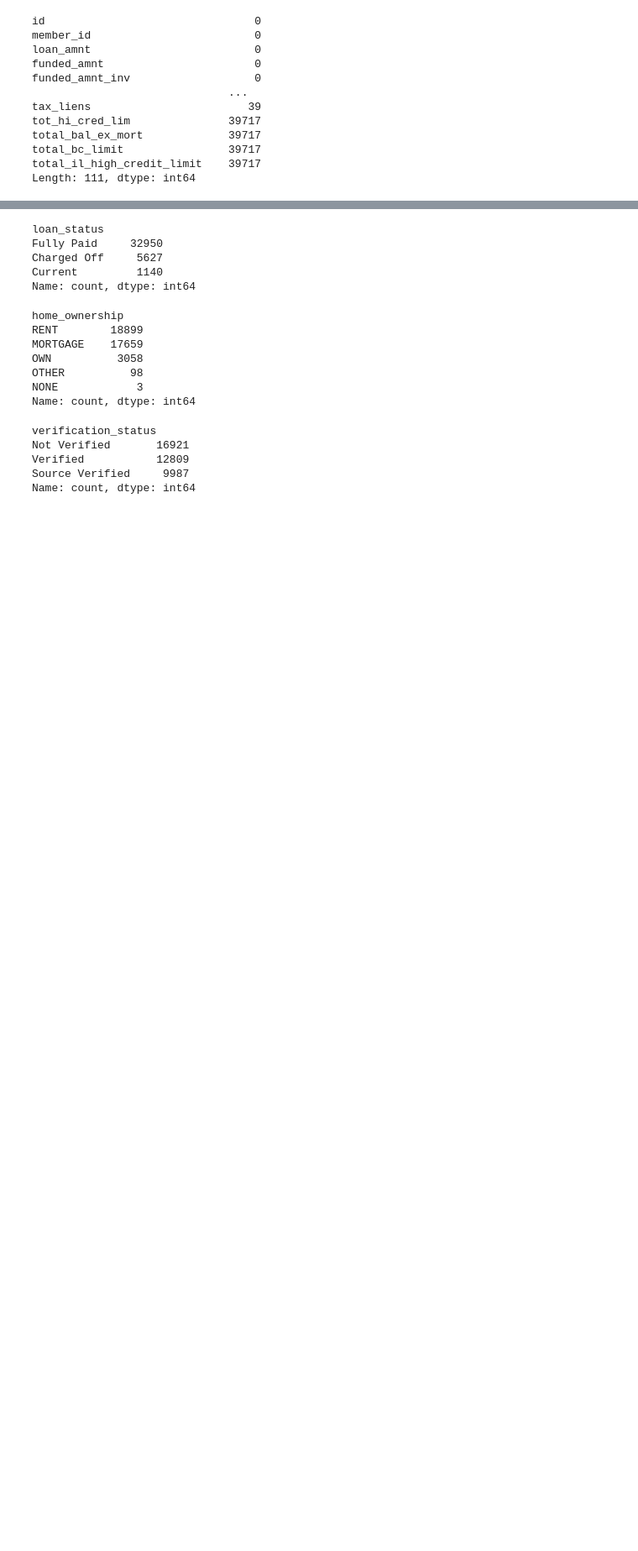
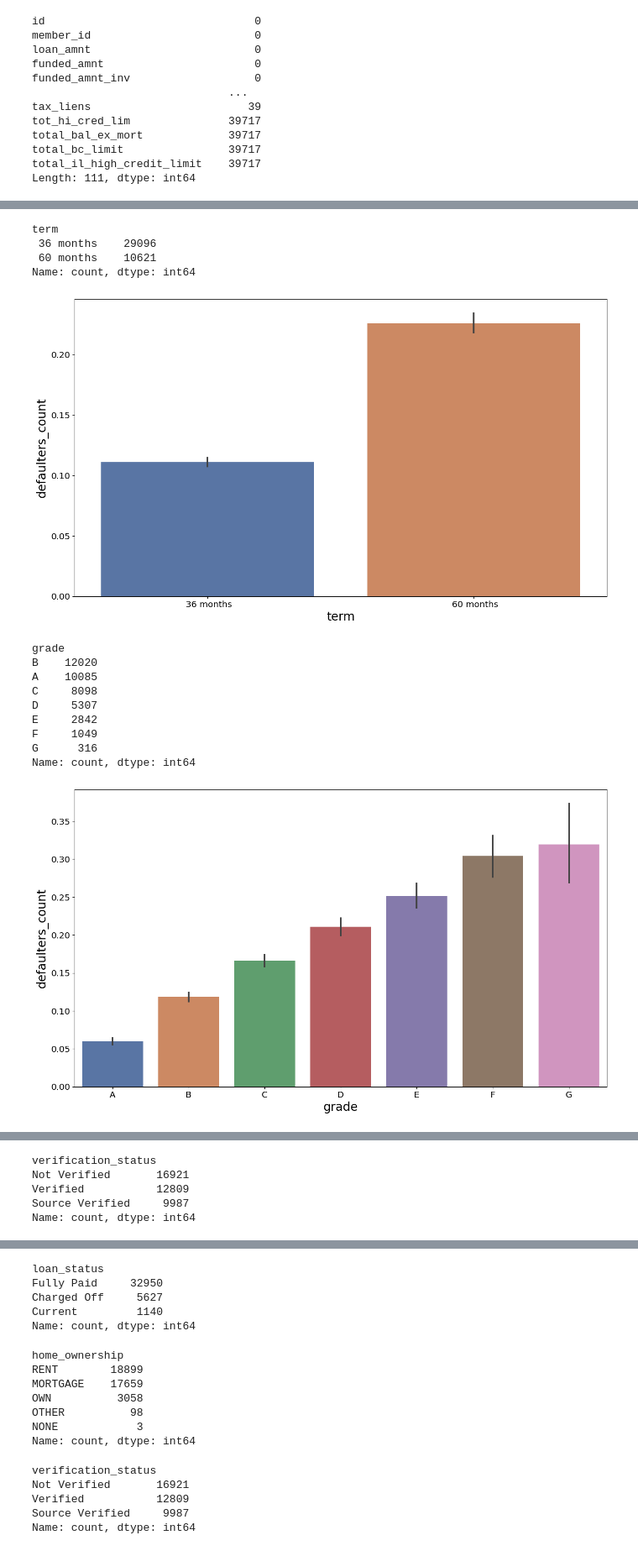
Before and after one commit to 18089/EDA-Case-Study, a Jupyter notebook: EDA.ipynb, the cells around one changed output, grey strips where cells are left out. Shown at 84% size. Saved outputs shown, nothing was run; the diff lists cells and outputs as text; code cells hidden in the pictures; blank space fills up the shorter version.

```diff
--- a/EDA.ipynb
+++ b/EDA.ipynb
@@ -78,0 +98,14 @@ filter_col.head(100).style
+# %%
+# pick relevant columns
+picked_cols = ['funded_amnt', 'term', 'int_rate', 'installment', 'grade',
+               'sub_grade', 'emp_length', 'home_ownership', 'annual_inc',
+               'verification_status', 'loan_status', 'purpose', 'addr_state',
+               'dti', 'revol_util']
+
+# categorize column data type
+num_cols = ['funded_amnt', 'int_rate', 'installment', 'emp_length', 'annual_inc', 'dti', 'revol_util'] #numeric data type
+cat_cols = ['term', 'grade', 'sub_grade', 'home_ownership', 'verification_status', 'purpose', 'addr_state','emp_length'] #categorical data type
+# %%
+# create new column for numeric defaulters
+filter_col.loc[filter_col['loan_status'] == 'Charged Off','defaulters_count'] = 1
+filter_col.loc[filter_col['loan_status'] != 'Charged Off','defaulters_count'] = 0
@@ -78,0 +114,33 @@ filter_col.head(100).style
+# %%
+# create plot funtion with data segment argument vs defaulters in sorted order
+def defaulters_plot(x_axis):
+    sns.barplot(x=x_axis, y='defaulters_count', data=filter_col.sort_values(x_axis), palette='deep')
+
+# gemerate plots for categorical data
+plt.rcParams["figure.figsize"] = (16, 9)
+for col in cat_cols:
+    print(filter_col[col].value_counts())
+    plt.xlabel(col, fontsize=20)
+    plt.ylabel('defaulters_count',fontsize=20)
+    plt.yticks(fontsize='x-large')
+    plt.xticks(fontsize='x-large')
+    if filter_col.groupby(col)[col].count().index.size>10:
+        plt.xticks(rotation=45, fontsize='x-large')
+    defaulters_plot(col)
+    plt.show()
+# %% [output]
+term
+ 36 months    29096
+ 60 months    10621
+Name: count, dtype: int64
+[figure, added]
+grade
+B    12020
+A    10085
+C     8098
+D     5307
+E     2842
+F     1049
+G      316
+Name: count, dtype: int64
+[figure, added]
@@ -78,0 +173,5 @@ filter_col.head(100).style
+verification_status
+Not Verified       16921
+Verified           12809
+Source Verified     9987
+Name: count, dtype: int64
```
Also changed, not shown: parts of 20 cells of this notebook.
